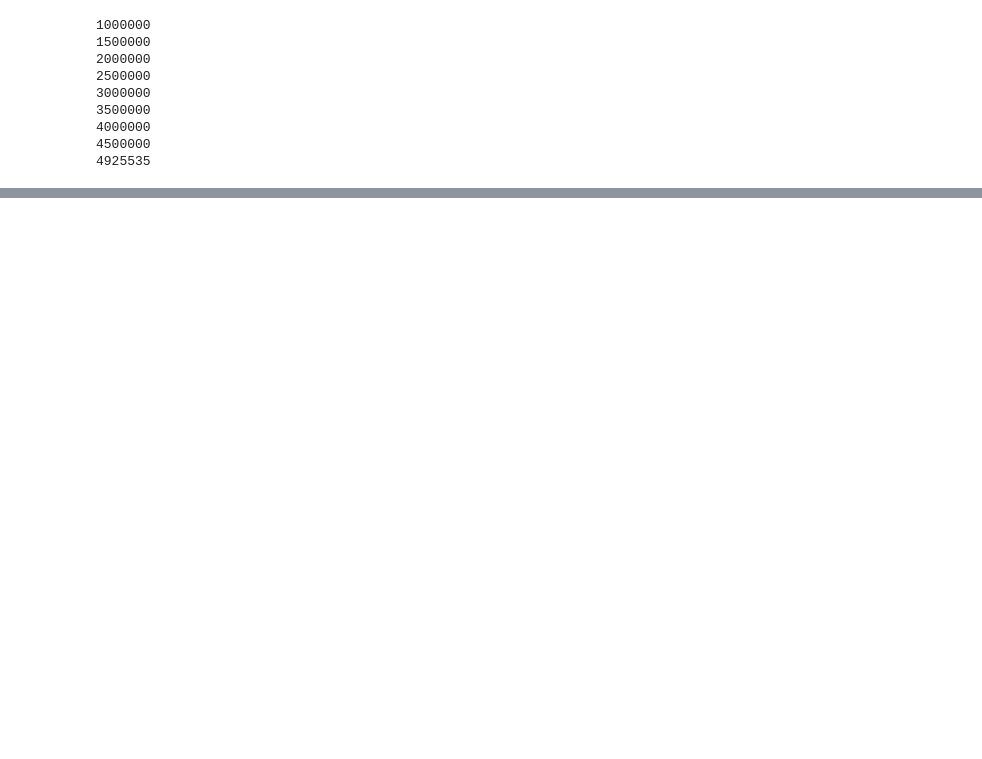
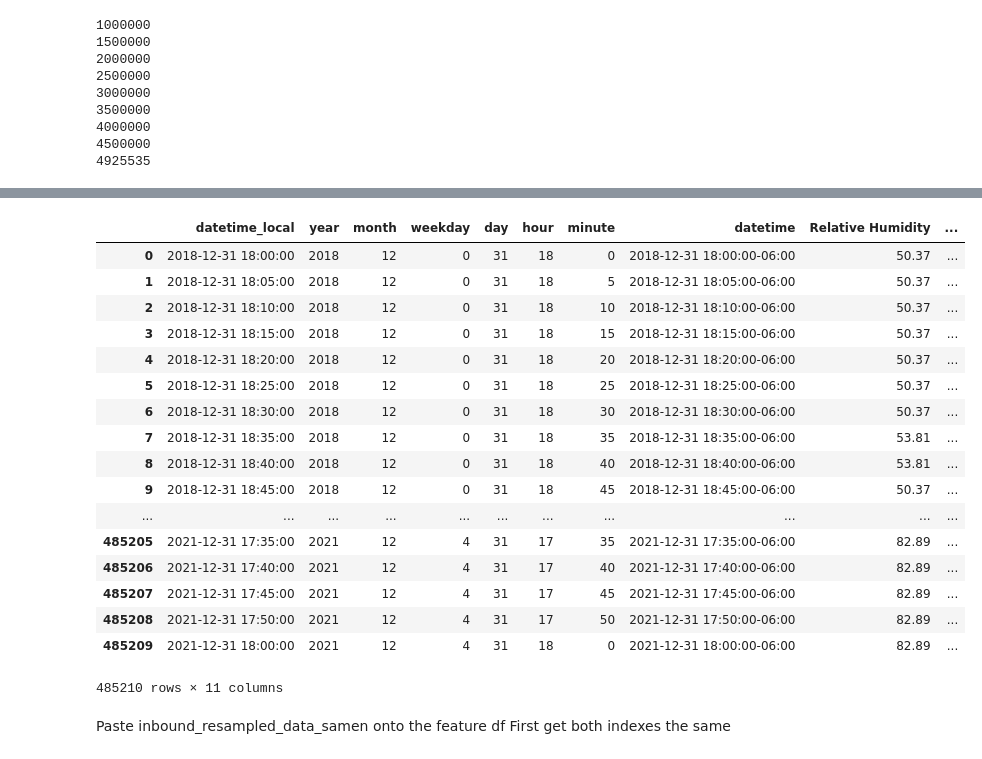
Before and after one commit to Robpennekamp/AppliedMachineLearning, a Jupyter notebook: AppliedMLdataproject2Sonja.ipynb, the cells around one changed output, grey strips where cells are left out. Cells and saved outputs as stored; diff of their text form; code cells hidden in the pictures; blank space fills up the shorter version.

```diff
--- a/AppliedMLdataproject2Sonja.ipynb
+++ b/AppliedMLdataproject2Sonja.ipynb
@@ -67,0 +39,16 @@ missingno.matrix(trainentest, figsize = [20,5])
+# %%
+def addtimecol(df, colname): ####input df and colname
+        df[colname] = pd.to_datetime(df[colname])
+        df['year'] = df[colname].dt.year
+        df['month'] = df[colname].dt.month
+        df['weekday'] = df[colname].dt.weekday
+        df['day'] = df[colname].dt.day
+        df['hour'] = df[colname].dt.hour
+        df['minute'] = df[colname].dt.minute
+        return df
+def make_datetime(df, col_name): ###To make datetime object from df at colname
+    for index, row in df.iterrows():
+        t = df.at[index, col_name]
+        time = datetime.datetime.strptime(t, '%Y-%m-%d %H:%M:%S')
+        localtime = time - (timedelta(hours=6))
+        df.at[index, 'localstrptime'] = localtime
@@ -67,0 +68,6 @@ missingno.matrix(trainentest, figsize = [20,5])
+# %%
+base_ft = load_data('featuretrain.csv')
+base_ft = addtimecol(base_ft, 'datetime_local')
+base_ft['datetime_local'] = pd.to_datetime(base_ft['datetime_local'])
+base_ft
+type(base_ft['datetime_local'].iloc[3])
@@ -67,0 +123,23 @@ missingno.matrix(trainentest, figsize = [20,5])
+# %%
+new_ft = base_ft.copy()
+new_ft['datetime_local'] = pd.to_datetime(new_ft['datetime_local'])
+new_ft
+# %% [output]
+|  | datetime_local | year | month | weekday | day | hour | minute | datetime | Relative Humidity | ... |
+| 0 | 2018-12-31 18:00:00 | 2018 | 12 | 0 | 31 | 18 | 0 | 2018-12-31 18:00:00-06:00 | 50.37 | ... |
+| 1 | 2018-12-31 18:05:00 | 2018 | 12 | 0 | 31 | 18 | 5 | 2018-12-31 18:05:00-06:00 | 50.37 | ... |
+| 2 | 2018-12-31 18:10:00 | 2018 | 12 | 0 | 31 | 18 | 10 | 2018-12-31 18:10:00-06:00 | 50.37 | ... |
+| 3 | 2018-12-31 18:15:00 | 2018 | 12 | 0 | 31 | 18 | 15 | 2018-12-31 18:15:00-06:00 | 50.37 | ... |
+| 4 | 2018-12-31 18:20:00 | 2018 | 12 | 0 | 31 | 18 | 20 | 2018-12-31 18:20:00-06:00 | 50.37 | ... |
+| 5 | 2018-12-31 18:25:00 | 2018 | 12 | 0 | 31 | 18 | 25 | 2018-12-31 18:25:00-06:00 | 50.37 | ... |
+| 6 | 2018-12-31 18:30:00 | 2018 | 12 | 0 | 31 | 18 | 30 | 2018-12-31 18:30:00-06:00 | 50.37 | ... |
+| 7 | 2018-12-31 18:35:00 | 2018 | 12 | 0 | 31 | 18 | 35 | 2018-12-31 18:35:00-06:00 | 53.81 | ... |
+| 8 | 2018-12-31 18:40:00 | 2018 | 12 | 0 | 31 | 18 | 40 | 2018-12-31 18:40:00-06:00 | 53.81 | ... |
+| 9 | 2018-12-31 18:45:00 | 2018 | 12 | 0 | 31 | 18 | 45 | 2018-12-31 18:45:00-06:00 | 50.37 | ... |
+| ... | ... | ... | ... | ... | ... | ... | ... | ... | ... | ... |
+| 485205 | 2021-12-31 17:35:00 | 2021 | 12 | 4 | 31 | 17 | 35 | 2021-12-31 17:35:00-06:00 | 82.89 | ... |
+| 485206 | 2021-12-31 17:40:00 | 2021 | 12 | 4 | 31 | 17 | 40 | 2021-12-31 17:40:00-06:00 | 82.89 | ... |
+| 485207 | 2021-12-31 17:45:00 | 2021 | 12 | 4 | 31 | 17 | 45 | 2021-12-31 17:45:00-06:00 | 82.89 | ... |
+| 485208 | 2021-12-31 17:50:00 | 2021 | 12 | 4 | 31 | 17 | 50 | 2021-12-31 17:50:00-06:00 | 82.89 | ... |
+| 485209 | 2021-12-31 18:00:00 | 2021 | 12 | 4 | 31 | 18 | 0 | 2021-12-31 18:00:00-06:00 | 82.89 | ... |
+485210 rows × 11 columns
@@ -67,0 +156,3 @@ missingno.matrix(trainentest, figsize = [20,5])
+# %% [markdown]
+Paste inbound_resampled_data_samen onto the feature df
+First get both indexes the same
```
Also changed, not shown: parts of 31 cells of this notebook, 2 other files.
